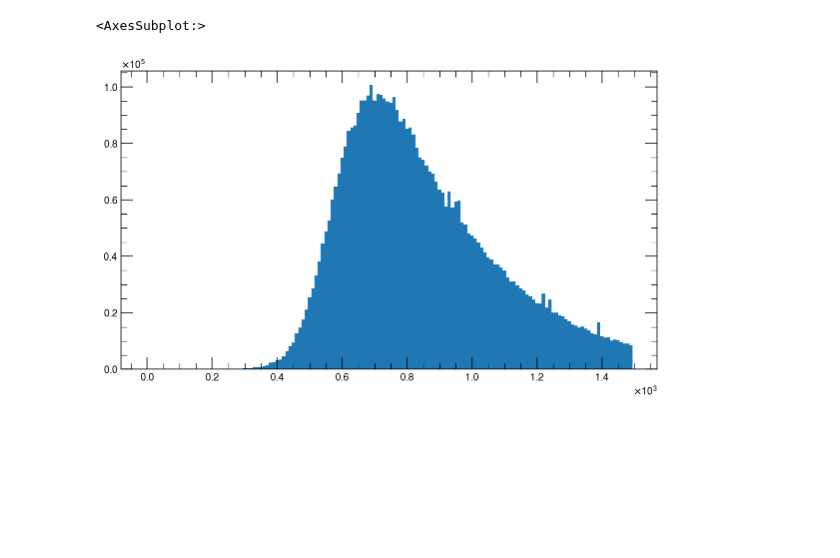
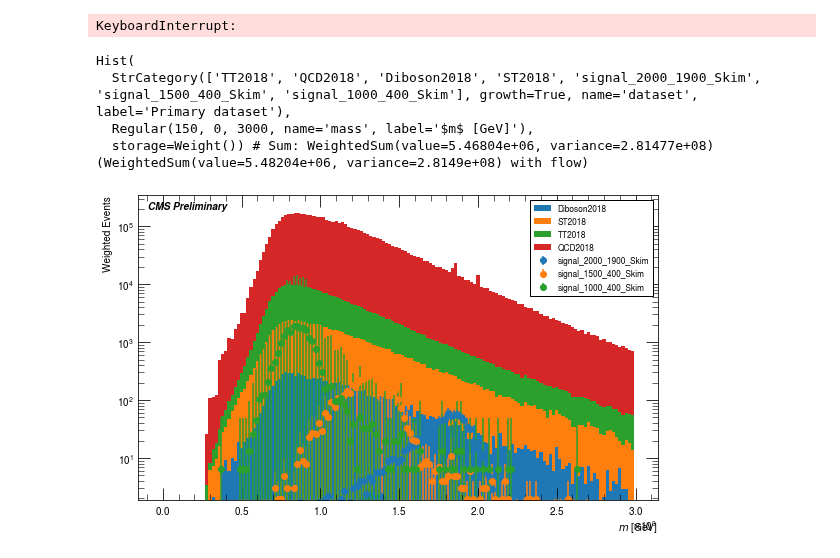
Before and after one commit to UMN-CMS/SingleStopCoffea, a Jupyter notebook: MiniAnalysis.ipynb, the cells around one changed output. Cells and saved outputs as stored; diff of their text form; code cells hidden in the pictures; blank space fills up the shorter version.

Commit message:
New plotting stuff

```diff
--- a/MiniAnalysis.ipynb
+++ b/MiniAnalysis.ipynb
@@ -11,16 +17,35 @@ import matplotlib.pyplot as plt
+# %%
+all_events
+# %% [output]
+KeyboardInterrupt:
+# %%
+all_events = runOverDataSets(createObjects, all_events)
+# %%
+def makeSelectionAndWeights(events):
+    sel = createSelection(events)
+    events = events[sel.all(*sel.names)]
+    events = addWeights(events)
+    return events
 # %%
-all_events = getEvents(filesets, ["QCD2018"])
-events=all_events["QCD2018"]
-events = createObjects(events)
-sel = createSelection(events)
-events = events[sel.all(*sel.names)]
-events = addWeights(events)
+events = runOverDataSets(makeSelectionAndWeights, all_events)
+# %%
+%matplotlib inline
+
+def makeMassHist(events):
+    gj = events.good_jets
+    h1 = makeHistogram(mass_axis, events.metadata["dataset"], (gj[:,0] + gj[:,1] + gj[:,2]).mass , events.EventWeight )
+    return h1
+
+hists = runAndAccum(makeMassHist, events)
+print(hists)
+# %% [output]
+Hist(
+  StrCategory(['TT2018', 'QCD2018', 'Diboson2018', 'ST2018', 'signal_2000_1900_Skim', 'signal_1500_400_Skim', 'signal_1000_400_Skim'], growth=True, name='dataset', label='Primary dataset'),
+  Regular(150, 0, 3000, name='mass', label='$m$ [GeV]'),
+  storage=Weight()) # Sum: WeightedSum(value=5.46804e+06, variance=2.81477e+08) (WeightedSum(value=5.48204e+06, variance=2.8149e+08) with flow)
 # %%
-%matplotlib inline
 fig,ax = plt.subplots(figsize=(8,5))
-gj = events.good_jets
-h1 = makeHistogram(pt_axis, "QCD2018", (gj[:,0] + gj[:,1]).mass , events.EventWeight )
-make1DHistogram(ax,h1,["QCD2018"])
+
+makeStackPlot(ax,hists,signal=["signal_2000_1900_Skim","signal_1500_400_Skim","signal_1000_400_Skim"])
 # %% [output]
-<AxesSubplot:>
-[figure, old version]
+[figure, new version]
```
Also changed, not shown: parts of 2 cells of this notebook, 2 other files.
